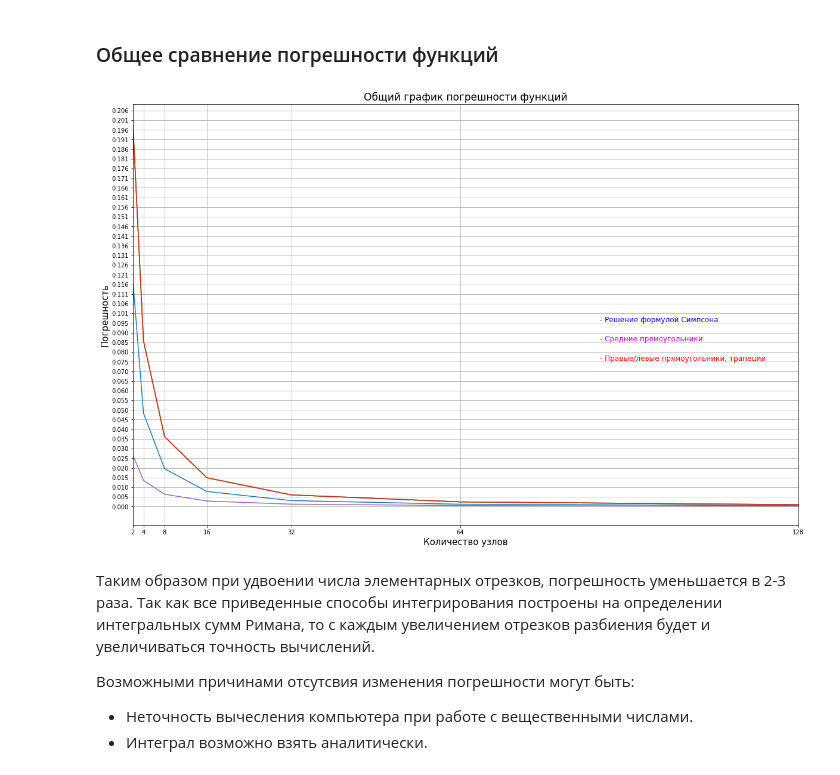
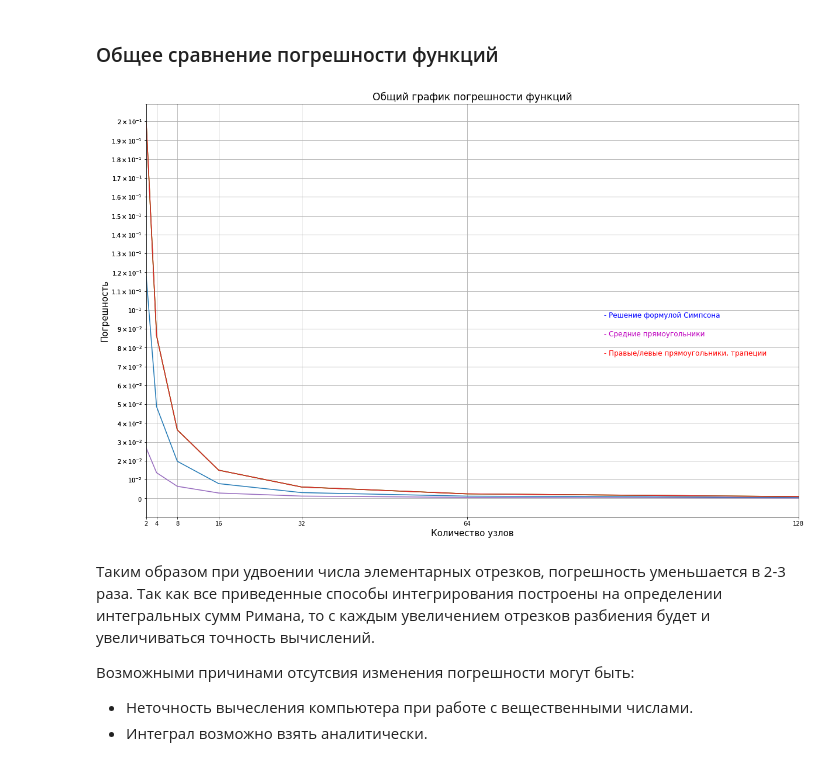
Before and after one commit to danielbulgakov/ProjectSKM, a Jupyter notebook: YearProjectSKM.ipynb, the cells around one changed output. Cells and saved outputs as stored; diff of their text form; code cells hidden in the pictures.

```diff
--- a/YearProjectSKM.ipynb
+++ b/YearProjectSKM.ipynb
@@ -326,11 +334,11 @@ pass
 # %%
 step = [2,4,8,16,32,64,128]
 aproxx = np.linspace(aprox,aprox,iterations-1)
-plt.rcParams["figure.figsize"] = (25,13)
+plt.rcParams["figure.figsize"] = (25,15)
 plt.xlim([2, 128])
-plt.ylim([-0.005, 0.1200])
+plt.yscale('symlog')
+plt.yticks([round(i,3) for i in (y_simp - aproxx)])
 plt.xticks([2,4,8,16,32,64,128])
-plt.yticks([i for i in abs(y_simp - aproxx) if (i>0.001)] )
 plt.plot(step,abs(y_simp - aproxx))
 plt.xlabel('Количество узлов',fontsize=15)
 plt.ylabel('Погрешность',fontsize=15)
@@ -345,29 +353,27 @@ pass
 # %%
 step = [2,4,8,16,32,64,128]
 aproxx = np.linspace(aprox,aprox,iterations-1)
 plt.rcParams["figure.figsize"] = (20,13)
 plt.xlim([2, 128])
 plt.xticks([2,4,8,16,32,64,128])
 plt.yticks([2,4,8,16,32,64,128])
-plt.yticks(np.linspace(0,1,200))
+plt.yscale('symlog')
+plt.yticks([round(i,2) for i in np.linspace(0,1,200)])
 plt.plot(step,abs(y_simp-aproxx))
 plt.plot(step,abs(y_rap-aproxx))
 plt.plot(step,abs(y1-aproxx))
 plt.plot(step,abs(y2-aproxx))
 plt.plot(step,abs(y3-aproxx))
 plt.xlabel('Количество узлов',fontsize=15)
 plt.ylabel('Погрешность',fontsize=15)
 plt.title('Общий график погрешности функций',fontsize=17)
-#plt.text(7,0.006, "Решение формулой Симпсона",fontsize=12)
-
-
 plt.text(90,0.096, " - Решение формулой Симпсона",fontsize=12, color = 'b')
 plt.text(90,0.086, " - Средние прямоугольники",fontsize=12, color = 'm')
 plt.text(90,0.076, " - Правые/левые прямоугольники, трапеции", fontsize=12, color = 'r')
 plt.grid()
 pass
 # %% [output]
-[figure, old version]
+[figure, new version]
 # %% [markdown]
 Таким образом при удвоении числа элементарных отрезков, погрешность уменьшается в 2-3 раза.
 Так как все приведенные способы интегрирования построены на определении интегральных сумм Римана, то с каждым увеличением отрезков разбиения будет и увеличиваться точность вычислений.
```
Also changed, not shown: parts of 7 cells of this notebook.
